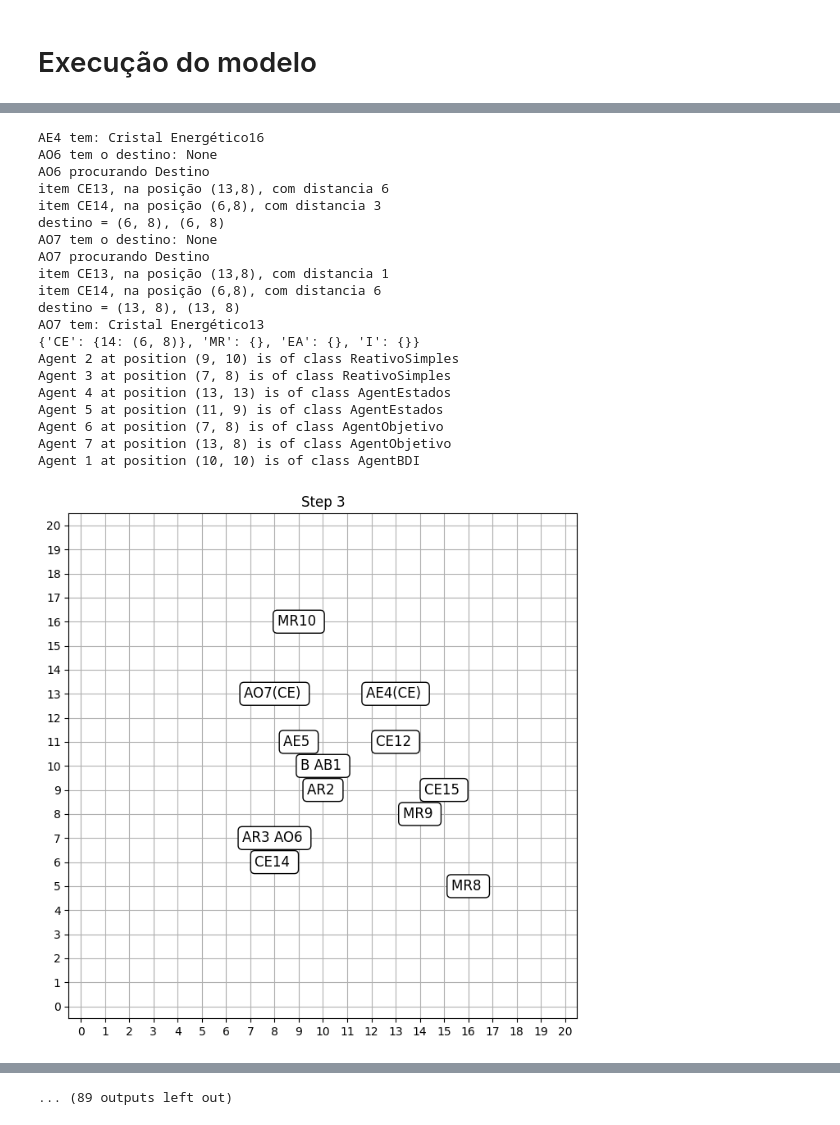
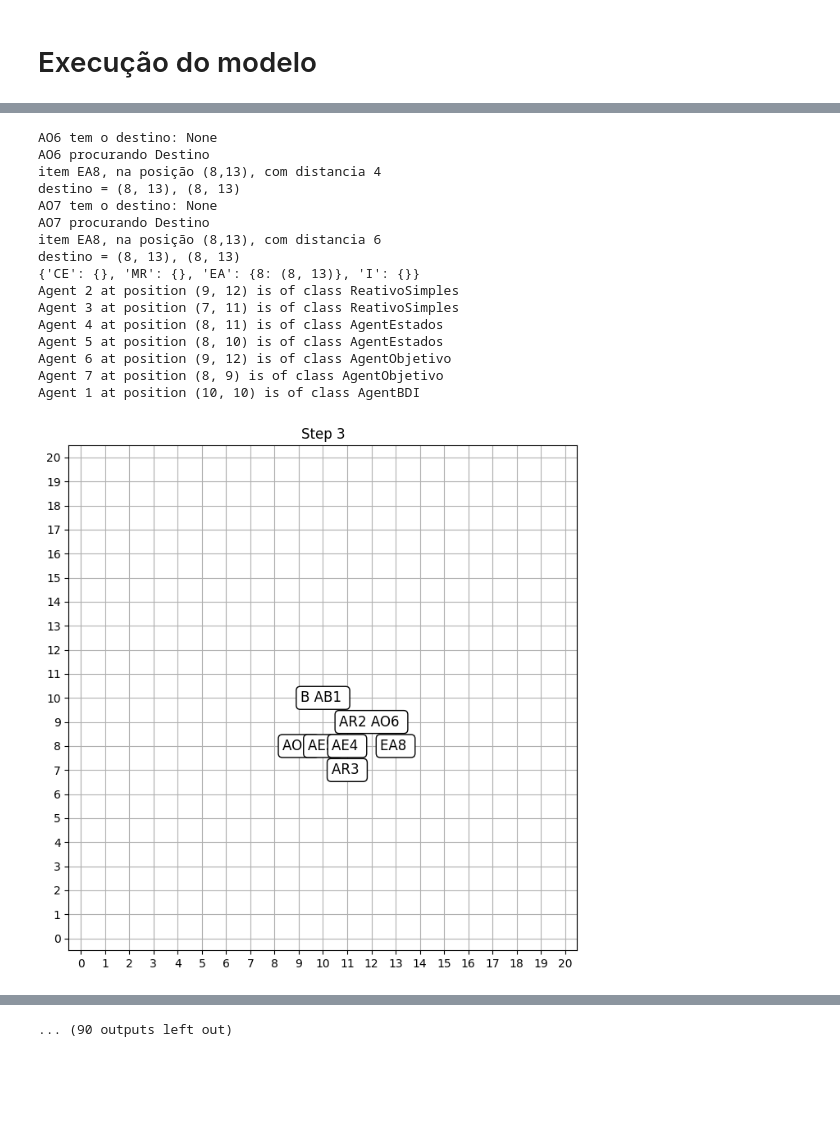
Before and after one commit to luisEscm/trabalho_1_IA, a Jupyter notebook: Projeto/trabalho_agents.ipynb, the cells around one changed output, grey strips where cells are left out. Cells and saved outputs as stored; diff of their text form; code cells hidden in the pictures; blank space fills up the shorter version.

Commit message:
versão com agente de objetivo carregando as estruturas antigas em dupla

```diff
--- a/Projeto/trabalho_agents.ipynb
+++ b/Projeto/trabalho_agents.ipynb
@@ -81,12 +81,6 @@ class ReativoSimples(Agent):
         return item, passo_
 
     def step(self):
-        #if self.has_item:
-        #    self.move_towards(self.model.destination)
-        #    if self.pos == self.model.destination:
-        #        print(f"Agent {self.unique_id} delivered the item!")
-        #        self.drop_item()
-        #else:
         if self.item != None:
             print(f"{self.nome} tem: {self.item.nome}{self.item.unique_id}")
         possible_steps = self.model.grid.get_neighborhood(self.pos, moore=True, include_center=False)
@@ -117,24 +111,6 @@ class ReativoSimples(Agent):
         vizinhos = self.model.grid.get_neighborhood(self.pos, moore=True, include_center=False)
         bdi.atualizar_agent_pos(self)
         bdi.localizar_itens(vizinhos)
-
-    """
-    def move_towards(self, target):
-      x, y = self.pos
-      tx, ty = target
-      possible_steps = [(x + dx, y + dy) for dx in [-1, 0, 1] for dy in [-1, 0, 1] if (dx != 0 or dy != 0)]
-
-      # Filter steps within grid boundaries before checking for obstacles
-      possible_steps = [
-          pos for pos in possible_steps
-          if 0 <= pos[0] < self.model.grid.width and 0 <= pos[1] < self.model.grid.height
-      ]
-
-      min_dist = min([abs(tx - px) + abs(ty - py) for px, py in possible_steps])
-      closest_steps = [pos for pos in possible_steps if abs(tx - pos[0]) + abs(ty - pos[1]) == min_dist]
-      new_position = self.random.choice(closest_steps)
-      self.model.grid.move_agent(self, new_position)
-    #"""
 # %% [markdown]
 ## Agente de Objetivo
 # %%
@@ -423,6 +417,7 @@ class AgentEstados(Agent):
         possible_steps = self.model.grid.get_neighborhood(self.pos, moore=True, include_center=False)
         #possible_steps = [pos for pos in possible_steps if not self.model.is_obstacle(pos)]
         posicao_antiga = self.pos
+        bdi = self.model.agent_bdi
         if self.item != None:
             print(f"{self.nome} tem: {self.item.nome}{self.item.unique_id}")
 
@@ -454,7 +449,7 @@ class AgentEstados(Agent):
                         new_position = None
                     i += 1
 
-                if possible_steps_copy == [] or i > 10:
+                if possible_steps_copy == [] or i > 10 or new_position == None:
                     print(possible_steps)
                     new_position= self.random.choice(possible_steps)
 
@@ -465,8 +460,12 @@ class AgentEstados(Agent):
             if not self.has_item and item is not None:
                 self.pegar_item(item)
 
-        if self.pos == self.model.base:
+        if self.has_item and self.pos == self.model.base:
             self.entregar_item()
+
+        vizinhos = self.model.grid.get_neighborhood(self.pos, moore=True, include_center=False)
+        bdi.atualizar_agent_pos(self)
+        bdi.localizar_itens(vizinhos)
 
     """
     def move_towards(self, target):
@@ -528,9 +527,9 @@ class AgentBDI(Agent):
                 chave = 'CE'
             elif item.type == "Metal Raro":
                 chave = 'MR'
-            elif item.type == "Estrutura Antiga" and item.carregado_por == 2:
+            elif item.type == "Estrutura Antiga" and len(item.carregado_por) == 2:
                 chave = 'EA'
-            elif item.type == "Estrutura Antiga" and item.carregado_por < 2:
+            elif item.type == "Estrutura Antiga" and len(item.carregado_por) < 2:
                 return
             else:
                 chave = 'I'
@@ -584,6 +583,7 @@ class AgentBDI(Agent):
 # %%
 class RandomWalkModel(Model):
     def __init__(self, N, width, height,cristais_pos, metais_pos, estruturas_pos, base, seed=None):
+        super().__init__()
         self.num_reativosSimples = N
         self.num_agentsEstados = N
         self.num_agentsObjetivo = N
@@ -732,9 +732,9 @@ def visualize_model(model, step_number, fig_width=10, fig_height=10):
 num_agents = 2
 width = 21
 height = 21
-cristais_pos = [(11,13), (13,8), (6,8), (9,15), (12,12)]
-metais_pos = [(5,16), (8,14), (16,9), (9,9)]
-estruturas_old_pos = []
+cristais_pos = []#[(11,13), (13,8), (6,8), (9,15), (12,12)]
+metais_pos = []#[(5,16), (8,14), (16,9), (9,9)]
+estruturas_old_pos = [(8,13)]
 num_steps = 50
 base = (10, 10)
 
@@ -799,21 +796,17 @@ Agent 1 at position (10, 10) is of class AgentBDI
-AE4 tem: Cristal Energético16
 AO6 tem o destino: None
 AO6 procurando Destino
-item CE13, na posição (13,8), com distancia 6
-item CE14, na posição (6,8), com distancia 3
-destino = (6, 8), (6, 8)
+item EA8, na posição (8,13), com distancia 4
+destino = (8, 13), (8, 13)
 AO7 tem o destino: None
 AO7 procurando Destino
-item CE13, na posição (13,8), com distancia 1
-item CE14, na posição (6,8), com distancia 6
-destino = (13, 8), (13, 8)
-AO7 tem: Cristal Energético13
-{'CE': {14: (6, 8)}, 'MR': {}, 'EA': {}, 'I': {}}
-Agent 2 at position (9, 10) is of class ReativoSimples
-Agent 3 at position (7, 8) is of class ReativoSimples
-Agent 4 at position (13, 13) is of class AgentEstados
-Agent 5 at position (11, 9) is of class AgentEstados
-Agent 6 at position (7, 8) is of class AgentObjetivo
-Agent 7 at position (13, 8) is of class AgentObjetivo
+item EA8, na posição (8,13), com distancia 6
+destino = (8, 13), (8, 13)
+{'CE': {}, 'MR': {}, 'EA': {8: (8, 13)}, 'I': {}}
+Agent 2 at position (9, 12) is of class ReativoSimples
+Agent 3 at position (7, 11) is of class ReativoSimples
+Agent 4 at position (8, 11) is of class AgentEstados
+Agent 5 at position (8, 10) is of class AgentEstados
+Agent 6 at position (9, 12) is of class AgentObjetivo
+Agent 7 at position (8, 9) is of class AgentObjetivo
 Agent 1 at position (10, 10) is of class AgentBDI
-[figure, old version]
+[figure, new version]
@@ -853,4 +840,4 @@ Agent 1 at position (10, 10) is of class AgentBDI
-... (89 outputs left out)
+... (90 outputs left out)
 # %%
 print(f"Contribuição total: {model.contribuicao_total}")
 for agent in model.schedule.agents:
```
Also changed, not shown: parts of 3 cells of this notebook.
